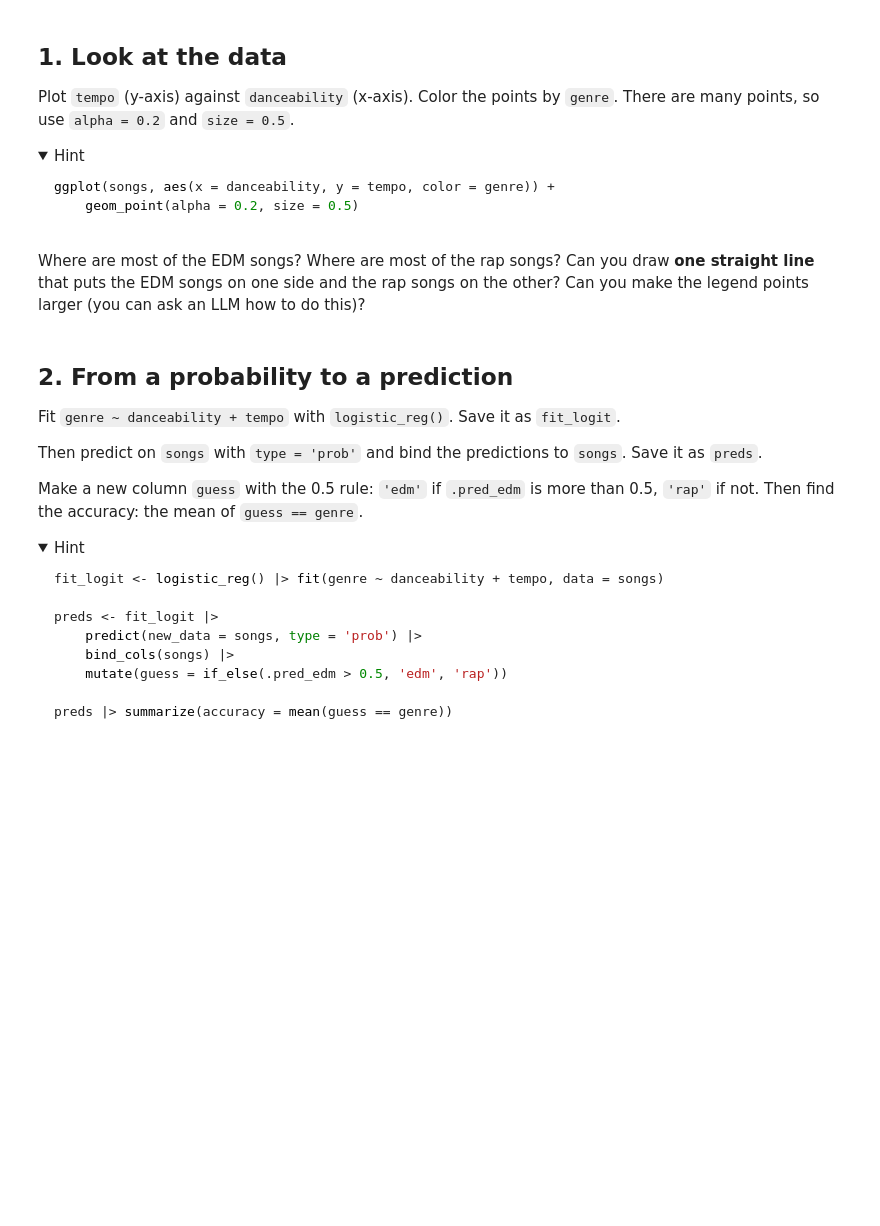
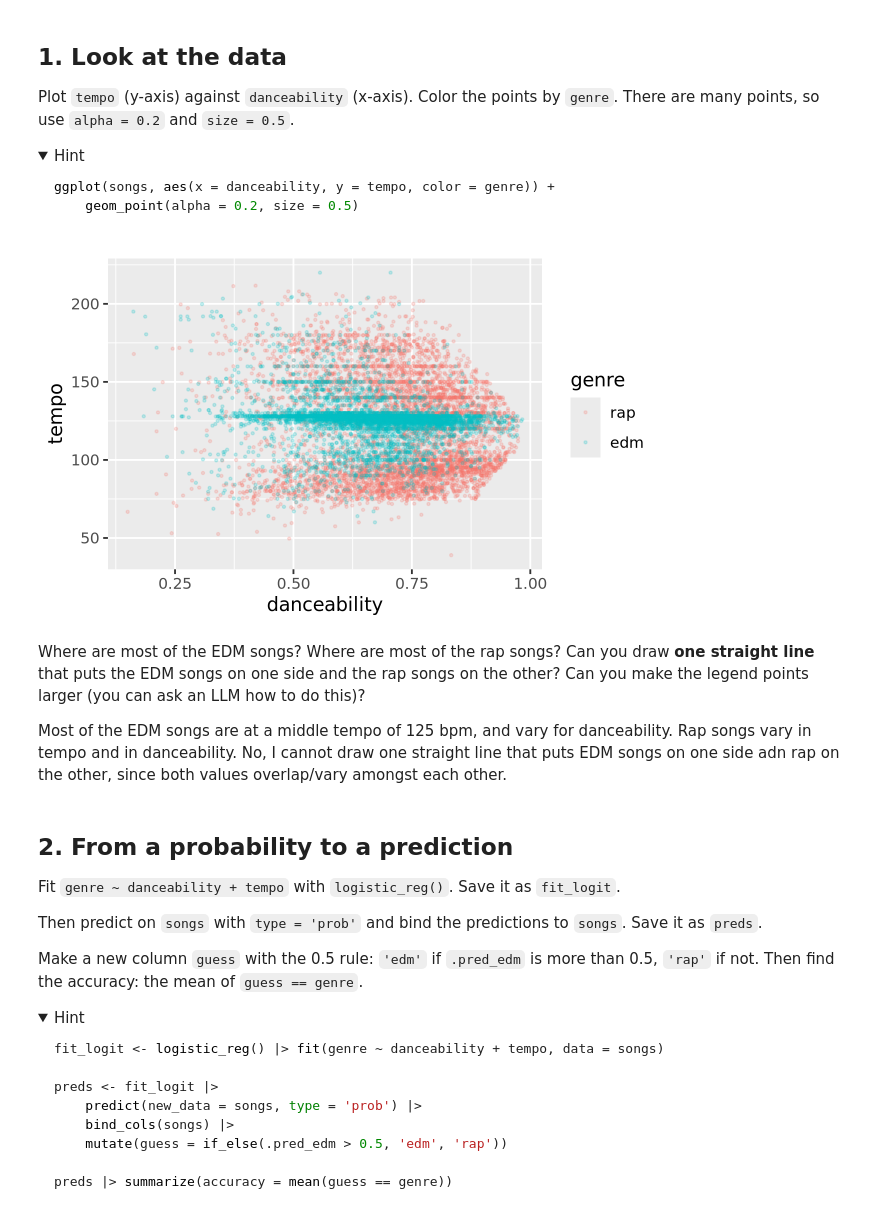
Before and after one commit to adithi-sri/codespace, a Jupyter notebook: exercises/13-spotify-exercise.ipynb, the cells around one changed output. Cells and saved outputs as stored; diff of their text form; code cells hidden in the pictures; folded sections open; blank space fills up the shorter version.

````diff
--- a/exercises/13-spotify-exercise.ipynb
+++ b/exercises/13-spotify-exercise.ipynb
@@ -50,8 +71,15 @@ ggplot(songs, aes(x = danceability, y = tempo, color = genre)) +
 ```
 
 </details>
+# %%
+ggplot(songs, aes(x = danceability, y = tempo, color = genre)) +
+    geom_point(alpha = 0.2, size = 0.5)
+# %% [output]
+[figure, added]
 # %% [markdown]
 Where are most of the EDM songs? Where are most of the rap songs? Can you draw **one straight line** that puts the EDM songs on one side and the rap songs on the other? Can you make the legend points larger (you can ask an LLM how to do this)?
+
+Most of the EDM songs are at a middle tempo of 125 bpm, and vary for danceability. Rap songs vary in tempo and in danceability. No, I cannot draw one straight line that puts EDM songs on one side adn rap on the other, since both values overlap/vary amongst each other.
 # %% [markdown]
 ## 2. From a probability to a prediction
 
````
Also changed, not shown: parts of 8 cells of this notebook.
